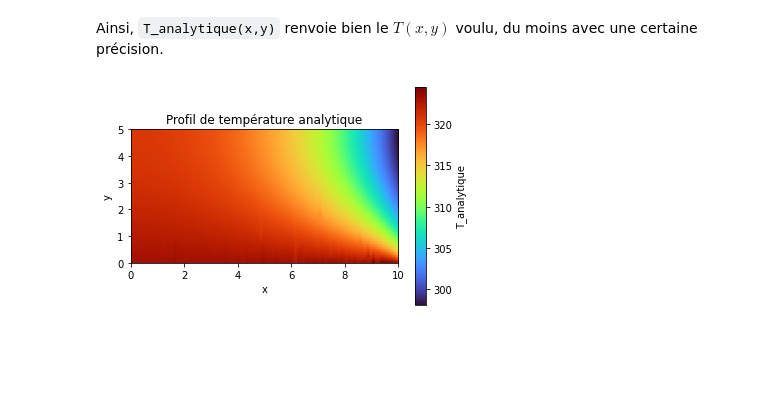
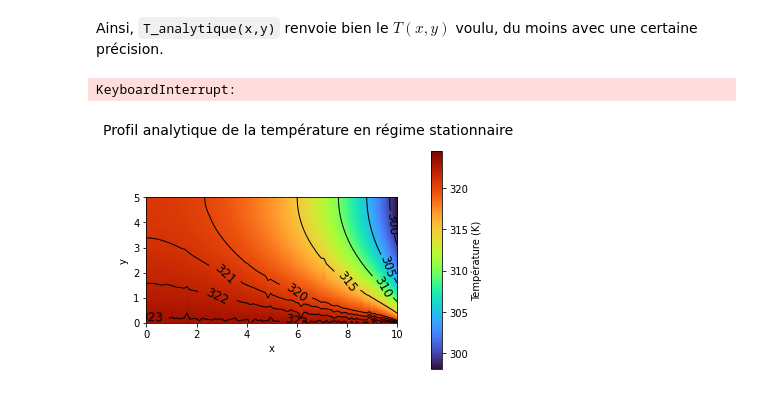
Before and after one commit to mboissiere/methodes-numeriques, a Jupyter notebook: da_capo.ipynb, the cells around one changed output. Saved outputs shown, nothing was run; the diff lists cells and outputs as text; code cells hidden in the pictures; blank space fills up the shorter version.

Commit message:
Isovaleurs ajoutées

````diff
--- a/da_capo.ipynb
+++ b/da_capo.ipynb
@@ -239,22 +239,32 @@ def T_analytique(x, y, _h = h, _lambd = lambd, _T_1 = T_1, _T_a = T_a):
     return _T_a + 2 * _h / _lambd * (_T_1 - _T_a) * serie(x, y)
 # %% [markdown]
 Ainsi, ```T_analytique(x,y)``` renvoie bien le $T(x,y)$ voulu, du moins avec une certaine précision.
-# %%
-def plot_temperature():
-    x_values = np.linspace(0, L_x, N_x)
-    y_values = np.linspace(0, L_y, N_y)
-    X, Y = np.meshgrid(x_values, y_values)
-    Z = np.vectorize(T_analytique)(X, Y)
-
-    plt.figure()
-    plt.imshow(Z, cmap='turbo', origin='lower', extent=[0, L_x, 0, L_y])
-    plt.colorbar(label='T_analytique')
-    plt.title('Profil de température analytique')
-    # Préciser que c'est le régime stationnaire mais bon voilà
-    plt.xlabel('x')
-    plt.ylabel('y')
-    plt.show()
-
-plot_temperature()
-# %% [output]
-[figure, removed]
+# %%
+def compute_T_analytique(_L_x = L_x, _L_y = L_y, _N_x = N_x, _N_y = N_y):
+    x_values = np.linspace(0, _L_x, _N_x)
+    y_values = np.linspace(0, _L_y, _N_y)
+    X, Y = np.meshgrid(x_values, y_values)
+    T = np.vectorize(T_analytique)(X, Y)
+    return X, Y, T
+
+X, Y, T = compute_T_analytique()
+# %% [output]
+KeyboardInterrupt:
+# %%
+def plot_temperature_analytique(_X = X, _Y = Y, _T = T):
+    fig, ax = plt.subplots()
+    im = ax.imshow(_T, cmap='turbo', origin='lower', extent=[0, L_x, 0, L_y])
+    fig.colorbar(im, ax=ax, label='Température (K)', pad=0.1)
+    fig.suptitle('Profil analytique de la température en régime stationnaire', fontsize=14)
+    ax.set_xlabel('x')
+    ax.set_ylabel('y')
+
+    # Ajout des lignes de contour
+    contours = ax.contour(_X, _Y, _T, levels = [300, 305, 310, 315, 320, 321, 322, 323], linewidths= 1, colors='black')
+    ax.clabel(contours, inline=True, fontsize=12, fmt = '%d', inline_spacing = 10)
+
+    plt.show()
+
+plot_temperature_analytique()
+# %% [output]
+[figure, added]
````
Also changed, not shown: parts of 1 cell of this notebook.
